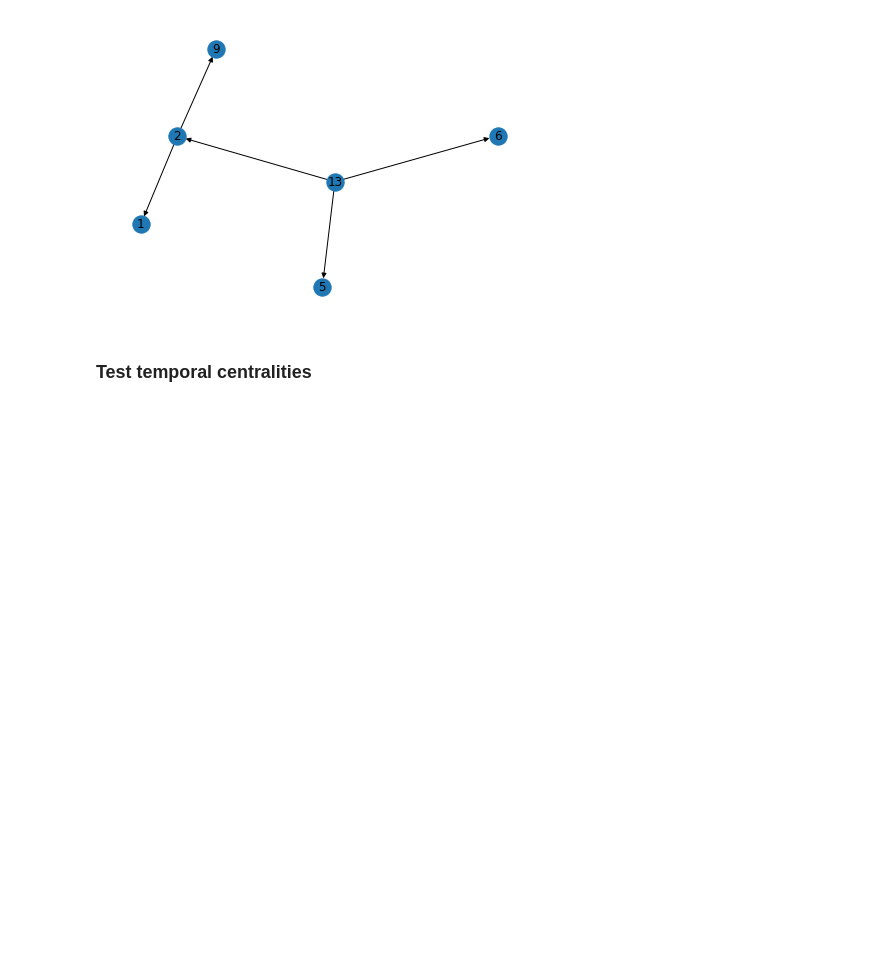
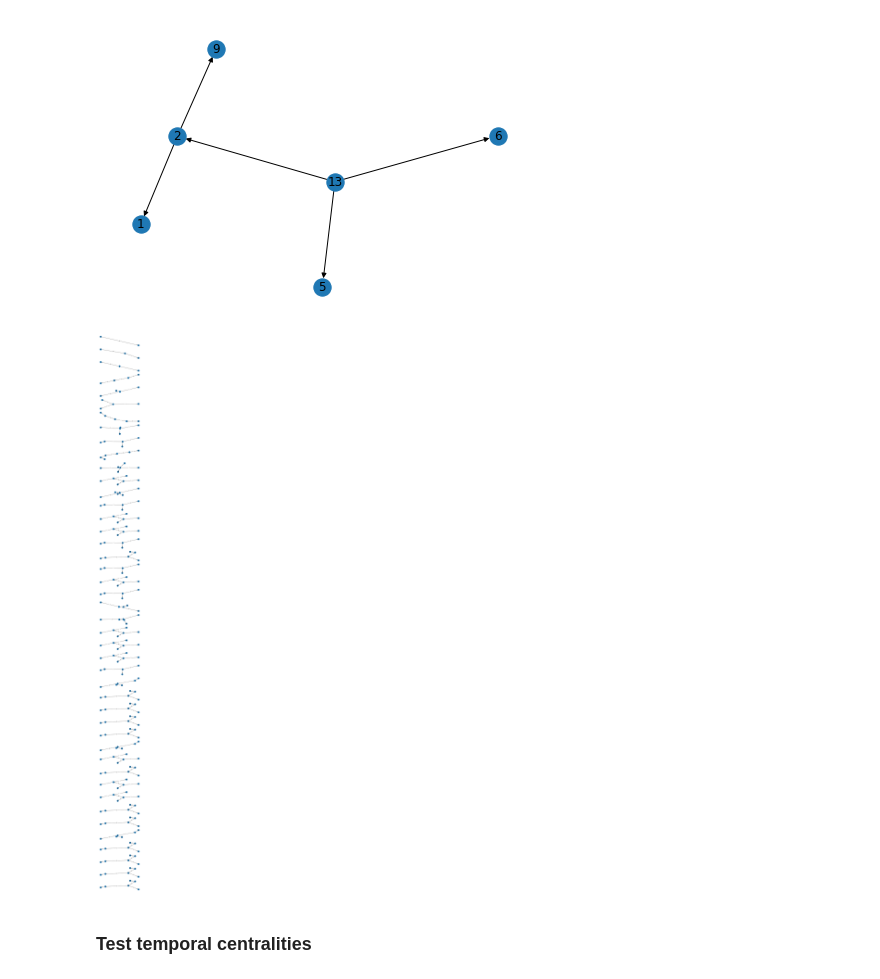
Before and after one commit to hpi-sam/Spatio-Temporal-Graphs, a Jupyter notebook: src/anomalies.ipynb, the cells around one changed output. Saved outputs shown, nothing was run; the diff lists cells and outputs as text; code cells hidden in the pictures; blank space fills up the shorter version.

Commit message:
Fix anomaly subgraph sampling with timestep

```diff
--- a/src/anomalies.ipynb
+++ b/src/anomalies.ipynb
@@ -153,0 +145,8 @@ nx.draw_networkx_edge_labels(read_apg[15], nx.spring_layout(read_apg[15], seed=7
+# %%
+print(len(read_apg))
+#fig, axes = plt.subplots(len(read_apg), 1, figsize=(8,100))
+for i, subgraph in enumerate(read_apg[800:830]):
+    print(subgraph.nodes)
+    #nx.draw(subgraph, nx.spring_layout(subgraph, seed=7), with_labels=True, ax=axes[i])
+    #edge_labels = nx.get_edge_attributes(subgraph, "timestep")
+    #nx.draw_networkx_edge_labels(subgraph, nx.spring_layout(subgraph, seed=7), edge_labels, ax=axes[i])
@@ -197,6 +199,16 @@ len(tn_subgraphs)
 nx.draw(tn_subgraphs[10000], with_labels=True)
 # %% [output]
 [figure]
+# %%
+read_apg = correlation.decode_temporal_graphs(np.load('apg_unique_subgraphs_temporal_node2-6.npy'))
+# %%
+fig, axes = plt.subplots(44, 1, figsize=(8,100))
+for i, subgraph in enumerate(read_apg):
+    nx.draw(subgraph, nx.spring_layout(subgraph, seed=7), with_labels=True, ax=axes[i])
+    edge_labels = nx.get_edge_attributes(subgraph, "timestep")
+    nx.draw_networkx_edge_labels(subgraph, nx.spring_layout(subgraph, seed=7), edge_labels, ax=axes[i])
+# %% [output]
+[figure, added]
 # %% [markdown]
 ### Test temporal centralities
 # %%
```
Also changed, not shown: parts of 9 cells of this notebook, 1 other file.
